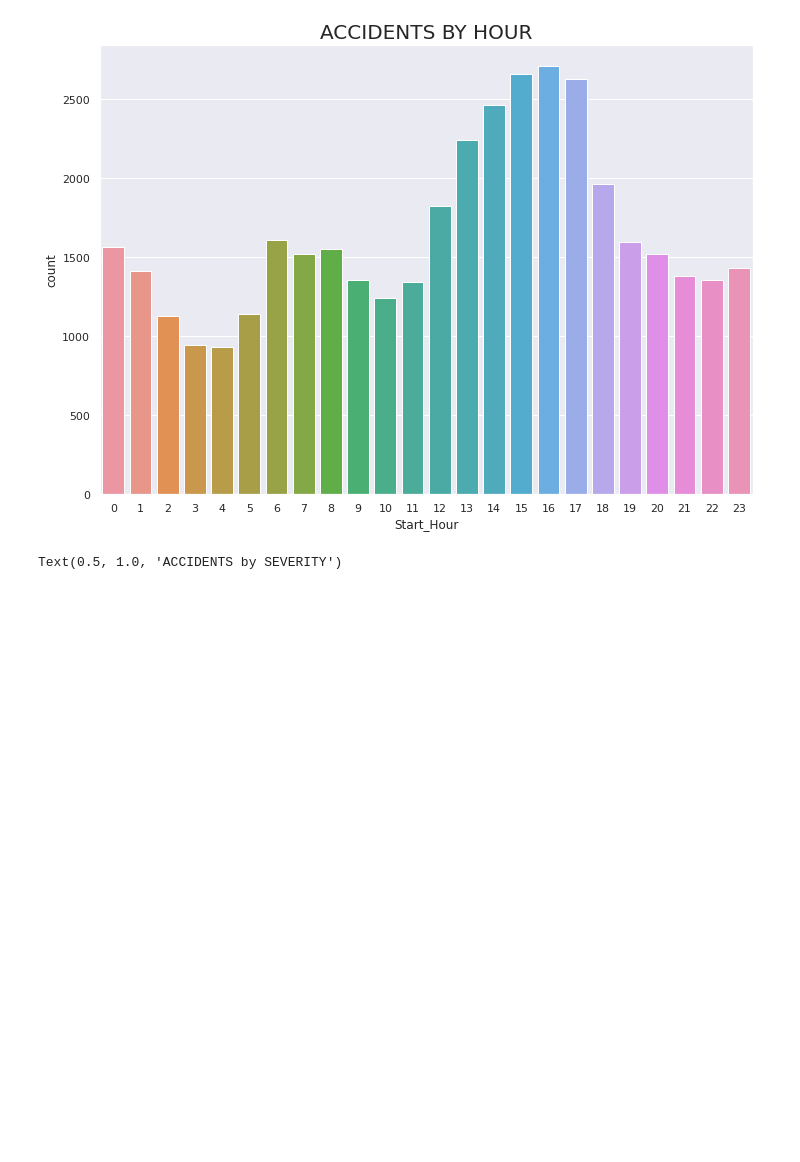
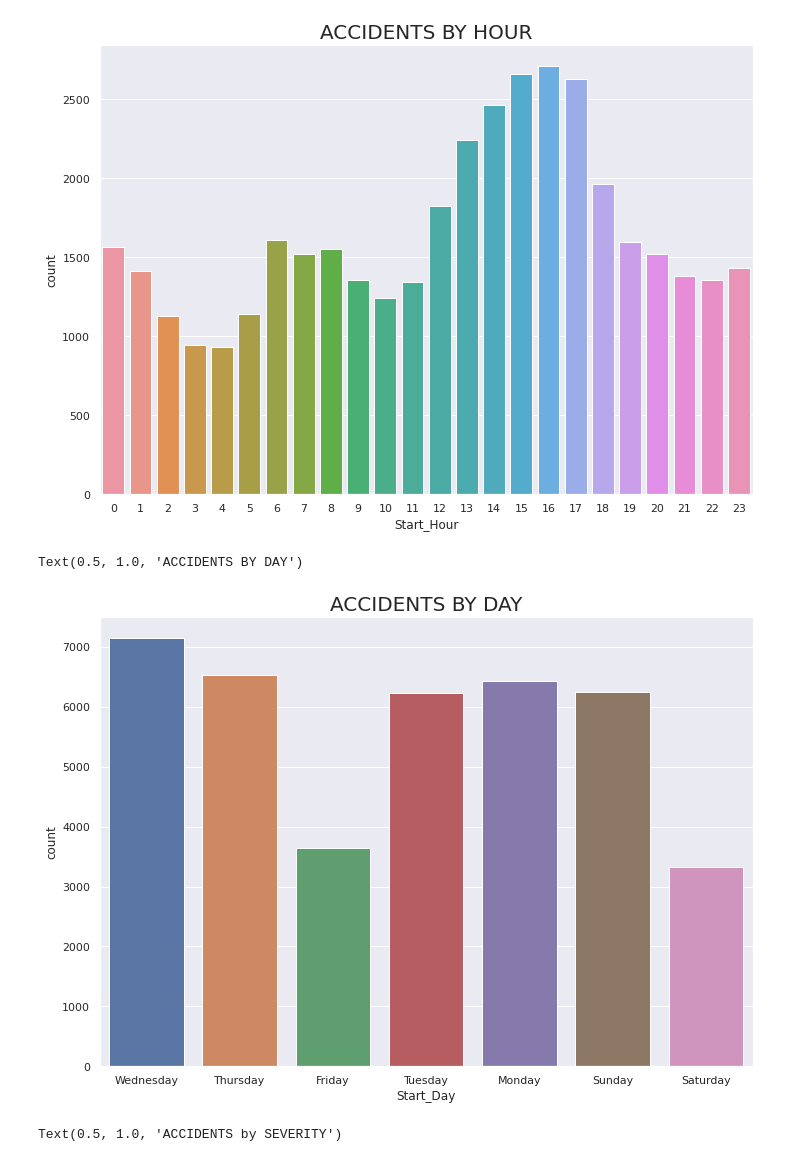
Before and after one commit to bmatore/inft6201, a Jupyter notebook: Data_Analysis_Report_Group_12.ipynb, the cells around one changed output. Saved outputs shown, nothing was run; the diff lists cells and outputs as text; code cells hidden in the pictures; blank space fills up the shorter version.

```diff
--- a/Data_Analysis_Report_Group_12.ipynb
+++ b/Data_Analysis_Report_Group_12.ipynb
@@ -92,4 +86,13 @@ df_accidents['End_Month'] = pd.to_datetime(df_accidents['End_Date']).dt.month
 # %%
+df_accidents['Start_Hour'] = pd.to_datetime(df_accidents['Start_Time'], format='%H:%M:%S').dt.hour
+df_accidents['End_Hour'] = pd.to_datetime(df_accidents['End_Time'], format='%H:%M:%S').dt.hour
+
+df_accidents['Start_Month'] = pd.to_datetime(df_accidents['Start_Date']).dt.month
+df_accidents['End_Month'] = pd.to_datetime(df_accidents['End_Date']).dt.month
+
+df_accidents["Start_Day"] = pd.DatetimeIndex(df_accidents["Start_Date"]).dayofweek
+df_accidents["Start_Day"] = df_accidents["Start_Day"].map({0:"Sunday", 1:"Monday",2:"Tuesday",3:"Wednesday",4:"Thursday", 5:"Friday", 6:"Saturday"})
+
 df_accidents["Start_Month"] = df_accidents["Start_Month"].map({1:"January", 2:"Febuary", 3:"March", 4:"April", 5:"May", 6:"June", 7:"July", 8:"August", 9:"September",10:"October",
     11:"November", 12:"December"})
 # %%
@@ -125,6 +128,12 @@ plt.title("ACCIDENTS BY HOUR",fontsize=20)
 # %% [output]
 Text(0.5, 1.0, 'ACCIDENTS BY HOUR')
 [figure]
+# %%
+sns.countplot(df_accidents['Start_Day'])
+plt.title("ACCIDENTS BY DAY",fontsize=20)
+# %% [output]
+Text(0.5, 1.0, 'ACCIDENTS BY DAY')
+[figure, added]
 # %%
 sns.countplot(df_accidents['Severity'])
 plt.title("ACCIDENTS by SEVERITY",fontsize=20)
```
Also changed, not shown: parts of 4 cells of this notebook.
